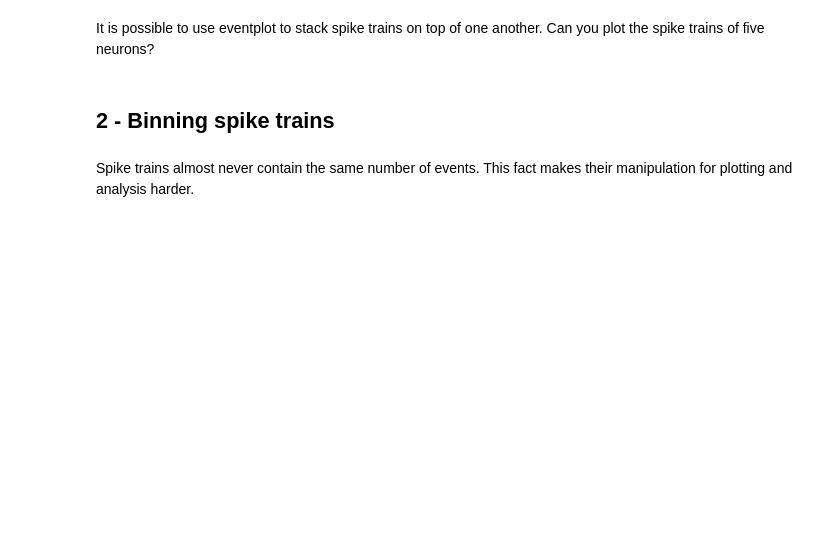
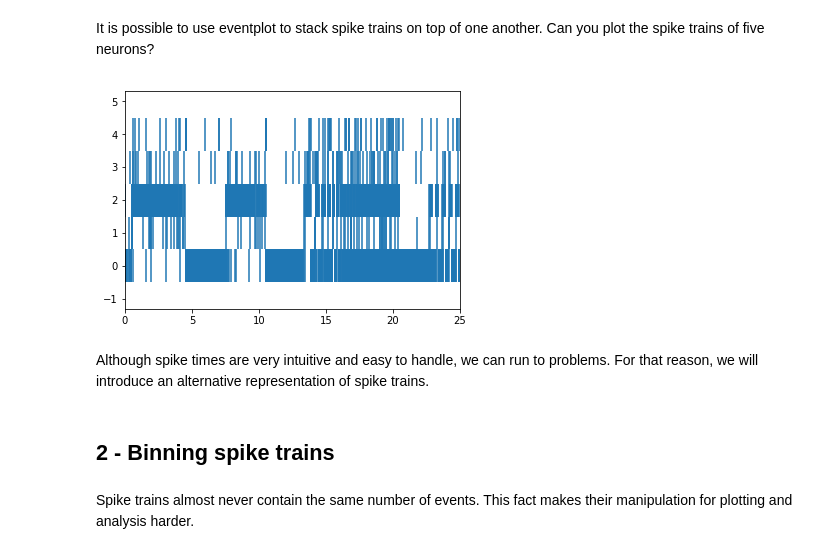
Before and after one commit to gollischlab/GGNB-python-course, a Jupyter notebook: Day1/spike_train_basics.ipynb, the cells around one changed output. Drawn from its saved outputs; the diff is of its cells as text; code cells hidden in the pictures; blank space fills up the shorter version.

```diff
--- a/Day1/spike_train_basics.ipynb
+++ b/Day1/spike_train_basics.ipynb
@@ -26,0 +39,16 @@ The file above contains the spike train of a single neuron
+# %%
+def loadSpikeTrain(pathToSpikeTrain):
+    '''
+    Inputs:
+            pathToSpikeTrain: string
+    Outputs:
+            spike_times: numpy array
+    '''
+
+    ### START CODE HERE ### (approx. 3 lines)
+    spike_file = open(pathToSpikeTrain)
+    spike_times = np.array([float(line) for line in spike_file])
+    spike_file.close()
+    ### END CODE HERE ###
+
+    return spike_times;
@@ -35,9 +78,29 @@ plt.xlim([0,15])
 # %% [markdown]
 It is possible to use eventplot to stack spike trains on top of one another. Can you plot the spike trains of five neurons?
+# %%
+mypath='spike_trains/';
+onlyfiles = [f for f in listdir(mypath) if isfile(join(mypath, f))];
+
+spks=loadSpikeTrain(mypath+onlyfiles[0]);
+ii=0;
+all_trains=[];
+for pathfile in onlyfiles[:5]:
+    spks=loadSpikeTrain(mypath+pathfile);
+    all_trains.append(spks)
 # %%
-def plotMultipleTrains():
+def plotMultipleTrains(spkTrainList):
     ### START CODE HERE ### (approx. 4 lines)
+
+    plt.eventplot(np.array(all_trains));
+    plt.xlim([0,25]);
     ### END CODE HERE ###
+    return;
+# %%
+plotMultipleTrains(all_trains)
+# %% [output]
+[figure, added]
+# %% [markdown]
+Although spike times are very intuitive and easy to handle, we can run to problems. For that reason, we will introduce an alternative representation of spike trains.
 # %% [markdown]
 ## 2 - Binning spike trains
 # %% [markdown]
```
Also changed, not shown: parts of 22 cells of this notebook, 19 other files.
